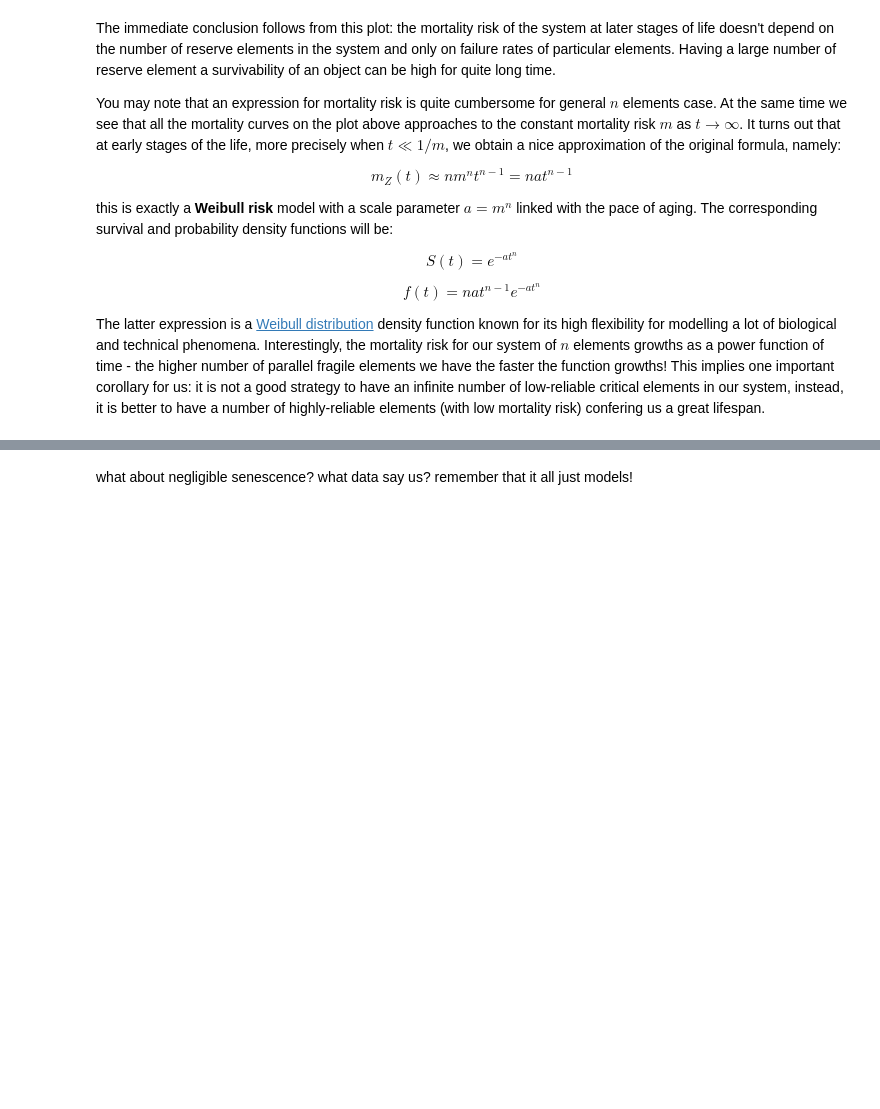
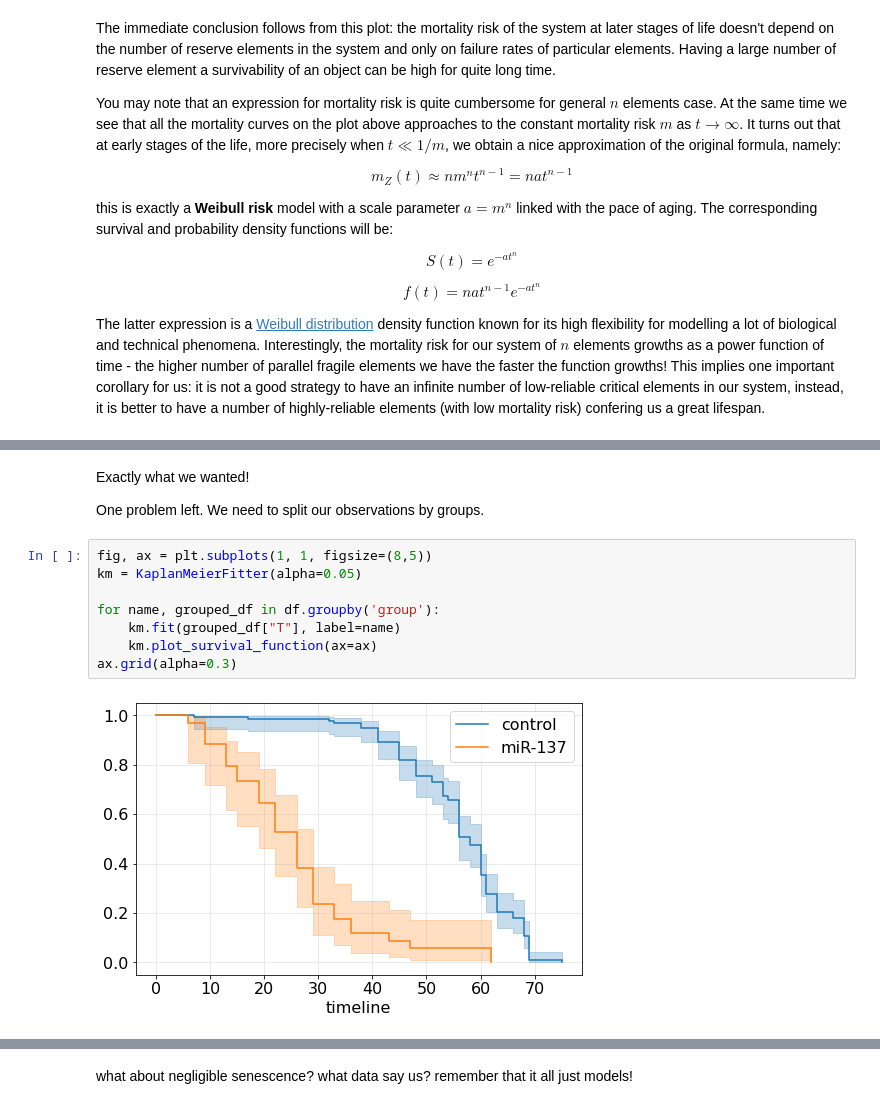
Before and after one commit to ComputationalAgingLab/computational_aging_course, a Jupyter notebook: stat/hazard_models.ipynb, the cells around one changed output, grey strips where cells are left out. Drawn from its saved outputs; the diff is of its cells as text; blank space fills up the shorter version.

```diff
--- a/stat/hazard_models.ipynb
+++ b/stat/hazard_models.ipynb
@@ -265,0 +415,14 @@ $$ m(t) = Ae^{-bt} $$
+# %% [markdown]
+Exactly what we wanted!
+
+One problem left. We need to split our observations by groups.
+# %%
+fig, ax = plt.subplots(1, 1, figsize=(8,5))
+km = KaplanMeierFitter(alpha=0.05)
+
+for name, grouped_df in df.groupby('group'):
+    km.fit(grouped_df["T"], label=name)
+    km.plot_survival_function(ax=ax)
+ax.grid(alpha=0.3)
+# %% [output]
+[figure, added]
```
Also changed, not shown: parts of 26 cells of this notebook, 1 other file.
